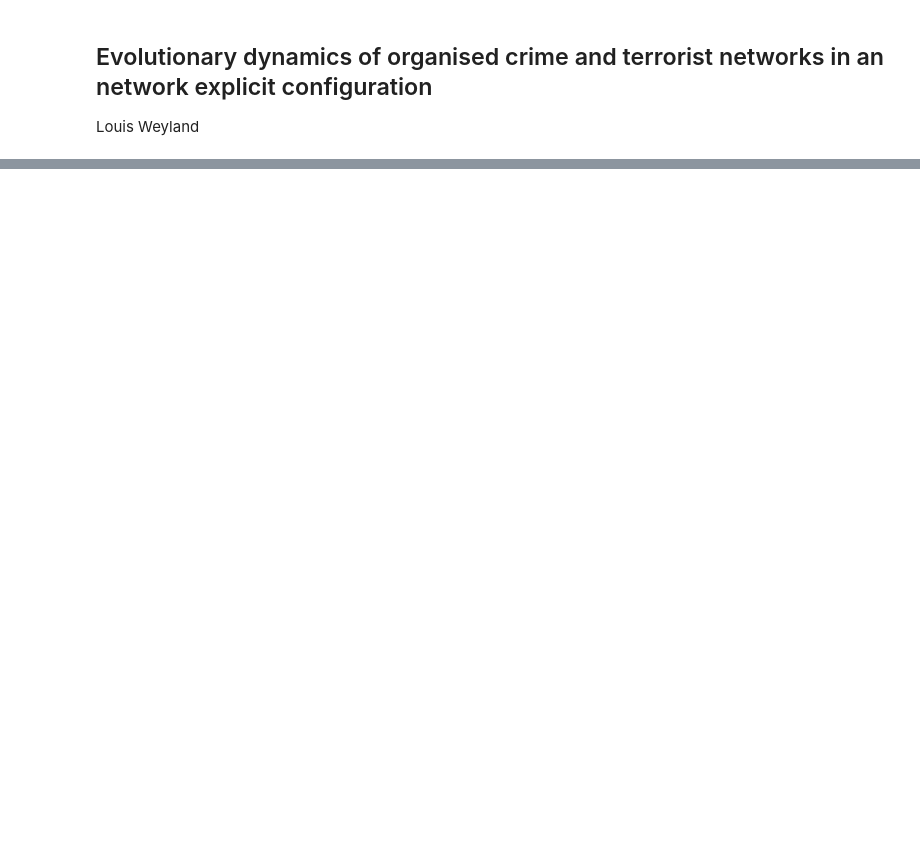
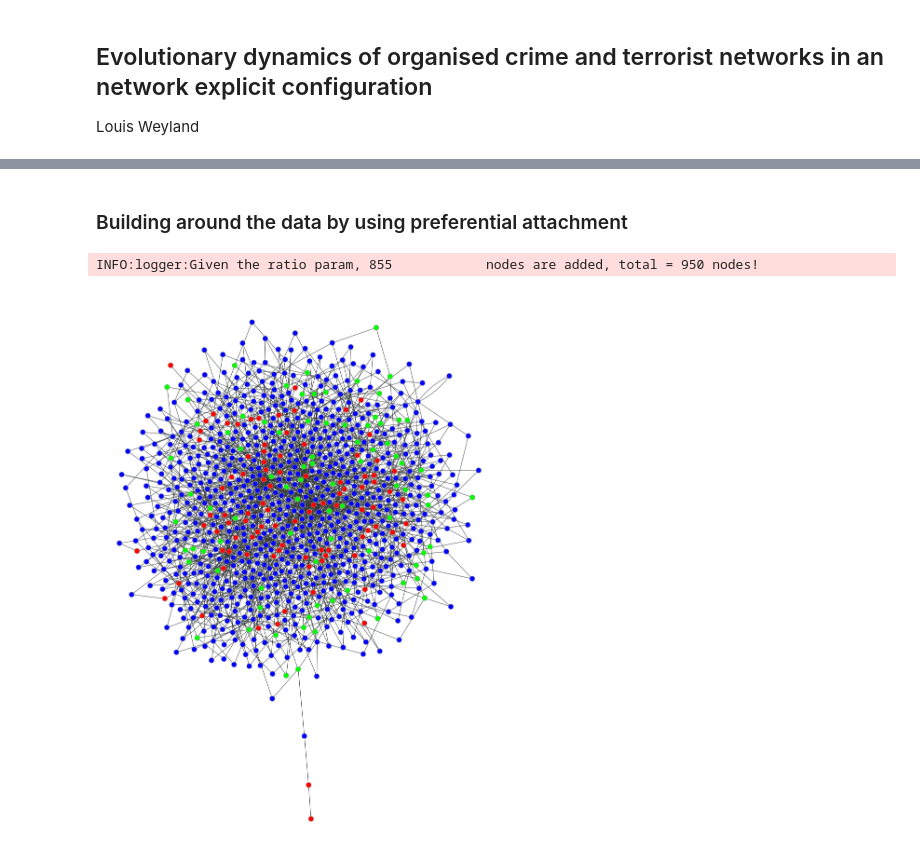
Before and after one commit to LouisWW/criminal_network_analysis, a Jupyter notebook: src/results/notebooks/Sim_mart_vaq_res.ipynb, the cells around one changed output, grey strips where cells are left out. Cells and saved outputs as stored; diff of their text form; code cells hidden in the pictures; blank space fills up the shorter version.

Commit message:
Added Sim-Mart results

```diff
--- a/src/results/notebooks/Sim_mart_vaq_res.ipynb
+++ b/src/results/notebooks/Sim_mart_vaq_res.ipynb
@@ -32,0 +109,13 @@ IFrame('https://www.nature.com/articles/s41598-019-46141-8.pdf',width=800,height
+# %% [markdown]
+### Building around the data by using preferential attachment
+# %%
+# Adding nodes based on preferential attachment
+
+simulators = SimMartVaq(network=gt_network, ratio_honest=0.8, ratio_wolf=0.1)
+simulators.network = simulators.initialise_network(
+    network=simulators.network, n_new_edges=2
+)
+plotter.draw_network(network=simulators.network, color_vertex_property="state_color")
+# %% [output]
+INFO:logger:Given the ratio param, 855            nodes are added, total = 950 nodes!
+[figure, added]
```
Also changed, not shown: parts of 16 cells of this notebook.
